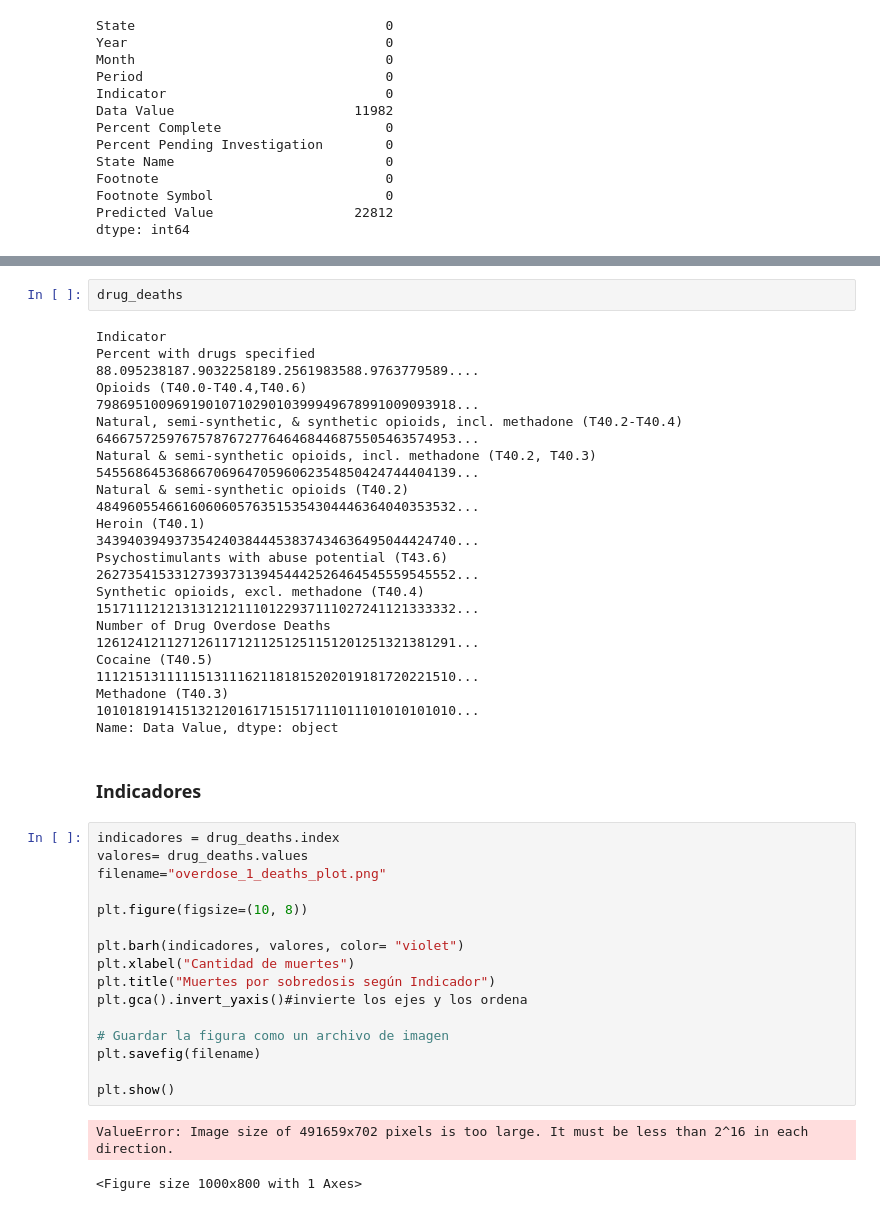
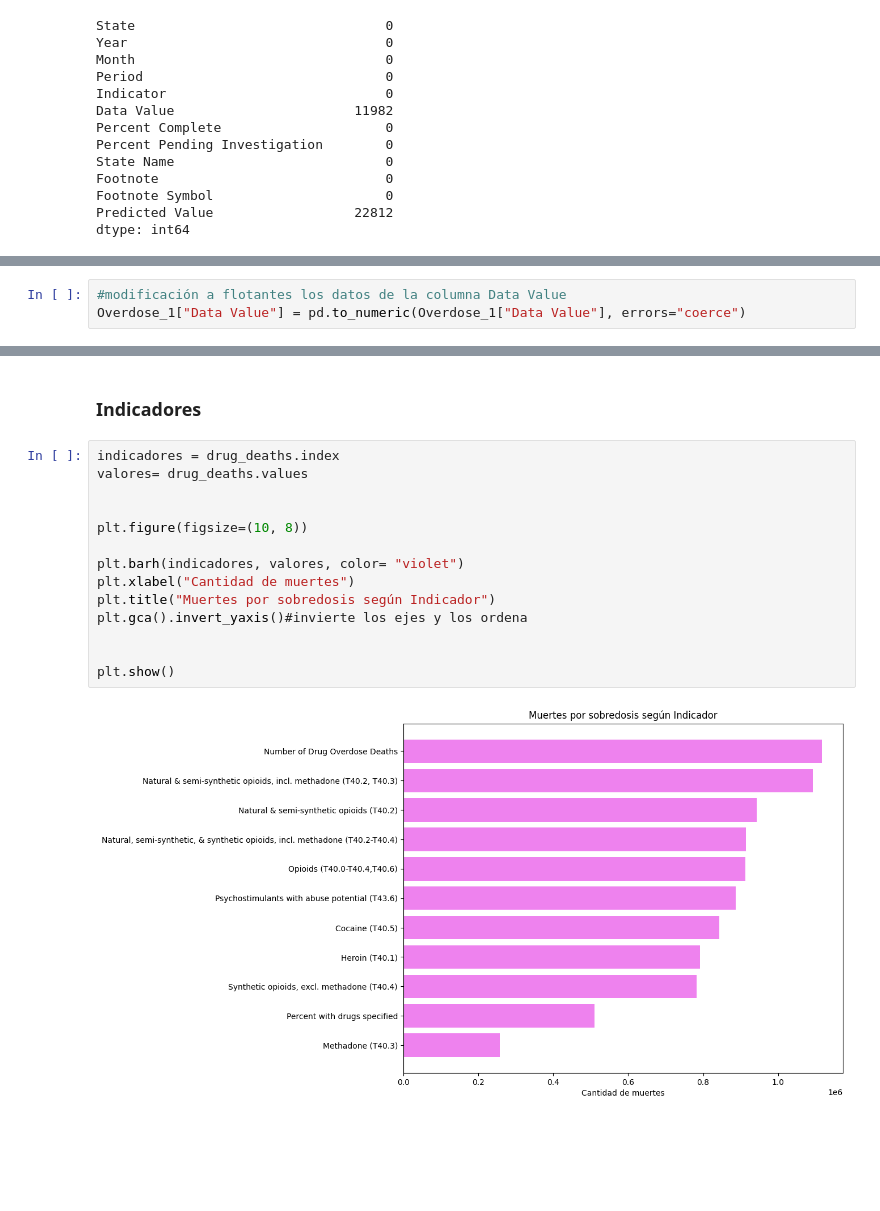
Before and after one commit to No-Country/c16-92-ft-data-bi, a Jupyter notebook: EDA_post_pamndemia.ipynb, the cells around one changed output, grey strips where cells are left out. Cells and saved outputs as stored; diff of their text form; blank space fills up the shorter version.

```diff
--- a/EDA_post_pamndemia.ipynb
+++ b/EDA_post_pamndemia.ipynb
@@ -77,3 +93,6 @@ dtype: int64
+# %%
+#modificación a flotantes los datos de la columna Data Value
+Overdose_1["Data Value"] = pd.to_numeric(Overdose_1["Data Value"], errors="coerce")
 # %%
 # Excluir la columna "Number of Deaths"
 Overdose_1 = Overdose_1[Overdose_1['Indicator'] != 'Number of Deaths']
@@ -94,37 +113,18 @@ Name: Data Value, dtype: object
-# %%
-drug_deaths
-# %% [output]
-Indicator
-Percent with drugs specified                                                   88.095238187.9032258189.2561983588.9763779589....
-Opioids (T40.0-T40.4,T40.6)                                                    7986951009691901071029010399949678991009093918...
-Natural, semi-synthetic, & synthetic opioids, incl. methadone (T40.2-T40.4)    6466757259767578767277646468446875505463574953...
-Natural & semi-synthetic opioids, incl. methadone (T40.2, T40.3)               5455686453686670696470596062354850424744404139...
-Natural & semi-synthetic opioids (T40.2)                                       4849605546616060605763515354304446364040353532...
-Heroin (T40.1)                                                                 3439403949373542403844453837434636495044424740...
-Psychostimulants with abuse potential (T43.6)                                  2627354153312739373139454442526464545559545552...
-Synthetic opioids, excl. methadone (T40.4)                                     1517111212131312121110122937111027241121333332...
-Number of Drug Overdose Deaths                                                 1261241211271261171211251251151201251321381291...
-Cocaine (T40.5)                                                                1112151311111513111621181815202019181720221510...
-Methadone (T40.3)                                                              1010181914151321201617151517111011101010101010...
-Name: Data Value, dtype: object
 # %% [markdown]
 ### Indicadores
 # %%
 indicadores = drug_deaths.index
 valores= drug_deaths.values
-filename="overdose_1_deaths_plot.png"
+
 
 plt.figure(figsize=(10, 8))
 
 plt.barh(indicadores, valores, color= "violet")
 plt.xlabel("Cantidad de muertes")
 plt.title("Muertes por sobredosis según Indicador")
 plt.gca().invert_yaxis()#invierte los ejes y los ordena
 
-# Guardar la figura como un archivo de imagen
-plt.savefig(filename)
 
 plt.show()
 # %% [output]
-ValueError: Image size of 491659x702 pixels is too large. It must be less than 2^16 in each direction.
-<Figure size 1000x800 with 1 Axes>
+[figure, added]
```
Also changed, not shown: parts of 15 cells of this notebook, 2 other files.
